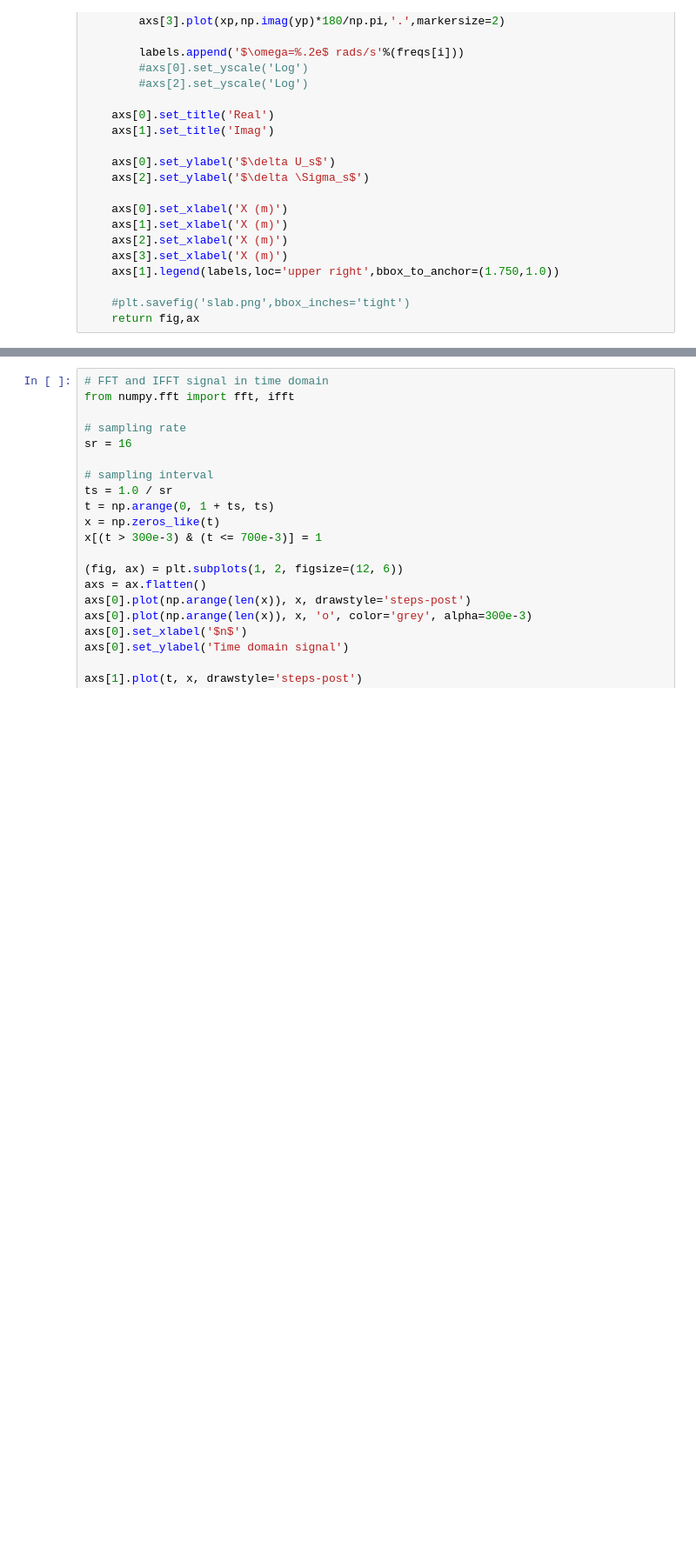
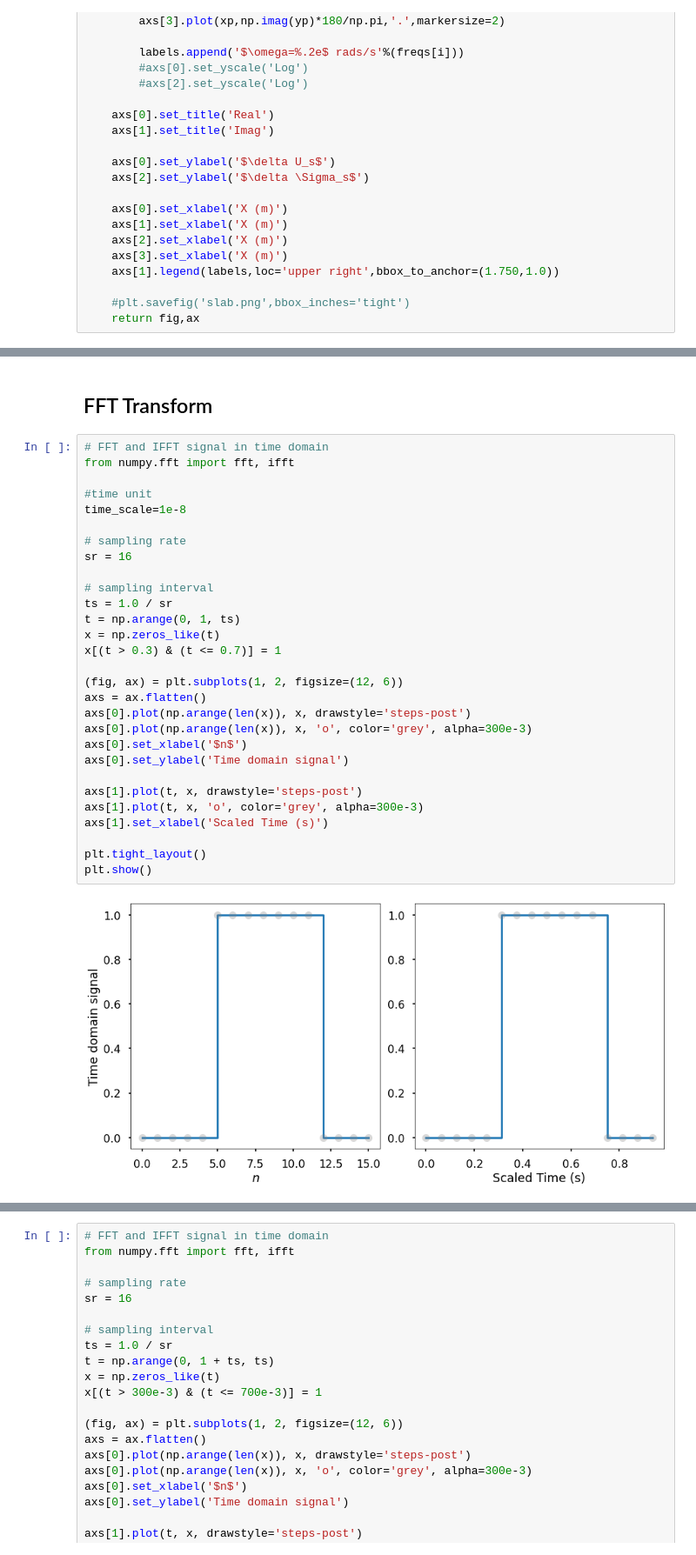
Before and after one commit to yuccadrew/sip, a Jupyter notebook: test_sip.ipynb, the cells around one changed output, grey strips where cells are left out. Shown at 87% size. Saved outputs shown, nothing was run; the diff lists cells and outputs as text; blank space fills up the shorter version.

```diff
--- a/test_sip.ipynb
+++ b/test_sip.ipynb
@@ -2303,0 +2365,33 @@ def display_results_real_imag():
+# %% [markdown]
+## FFT Transform<a id="4.8"></a>
+# %%
+# FFT and IFFT signal in time domain
+from numpy.fft import fft, ifft
+
+#time unit
+time_scale=1e-8
+
+# sampling rate
+sr = 16
+
+# sampling interval
+ts = 1.0 / sr
+t = np.arange(0, 1, ts)
+x = np.zeros_like(t)
+x[(t > 0.3) & (t <= 0.7)] = 1
+
+(fig, ax) = plt.subplots(1, 2, figsize=(12, 6))
+axs = ax.flatten()
+axs[0].plot(np.arange(len(x)), x, drawstyle='steps-post')
+axs[0].plot(np.arange(len(x)), x, 'o', color='grey', alpha=300e-3)
+axs[0].set_xlabel('$n$')
+axs[0].set_ylabel('Time domain signal')
+
+axs[1].plot(t, x, drawstyle='steps-post')
+axs[1].plot(t, x, 'o', color='grey', alpha=300e-3)
+axs[1].set_xlabel('Scaled Time (s)')
+
+plt.tight_layout()
+plt.show()
+# %% [output]
+[figure, added]
```
Also changed, not shown: parts of 6 cells of this notebook.
